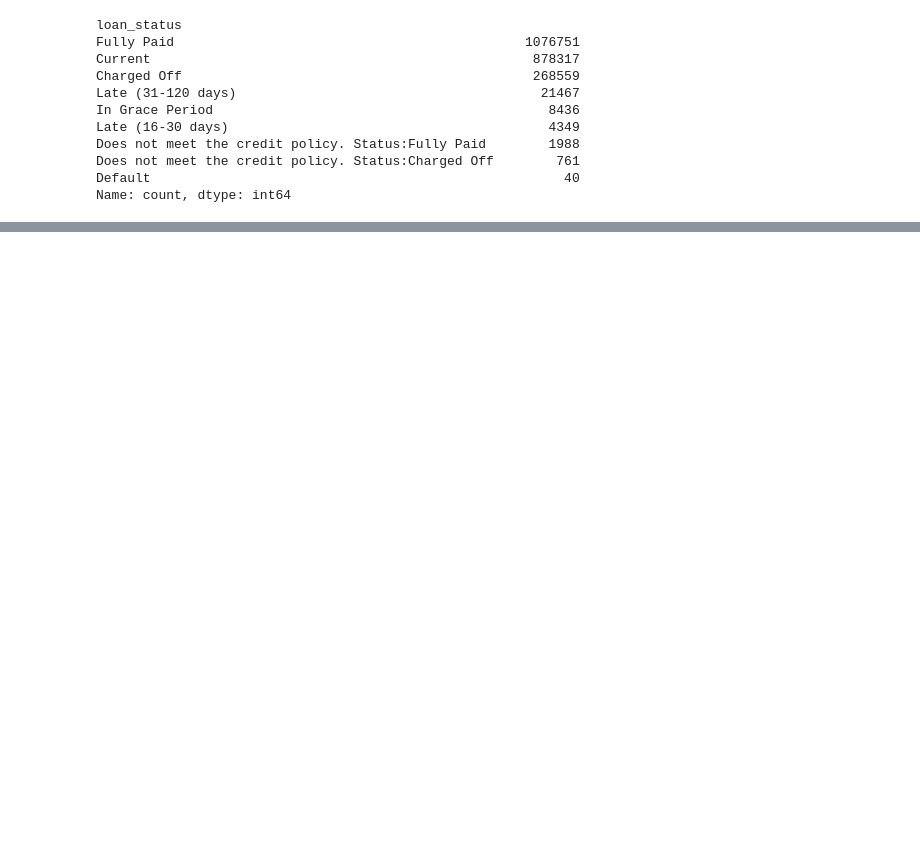
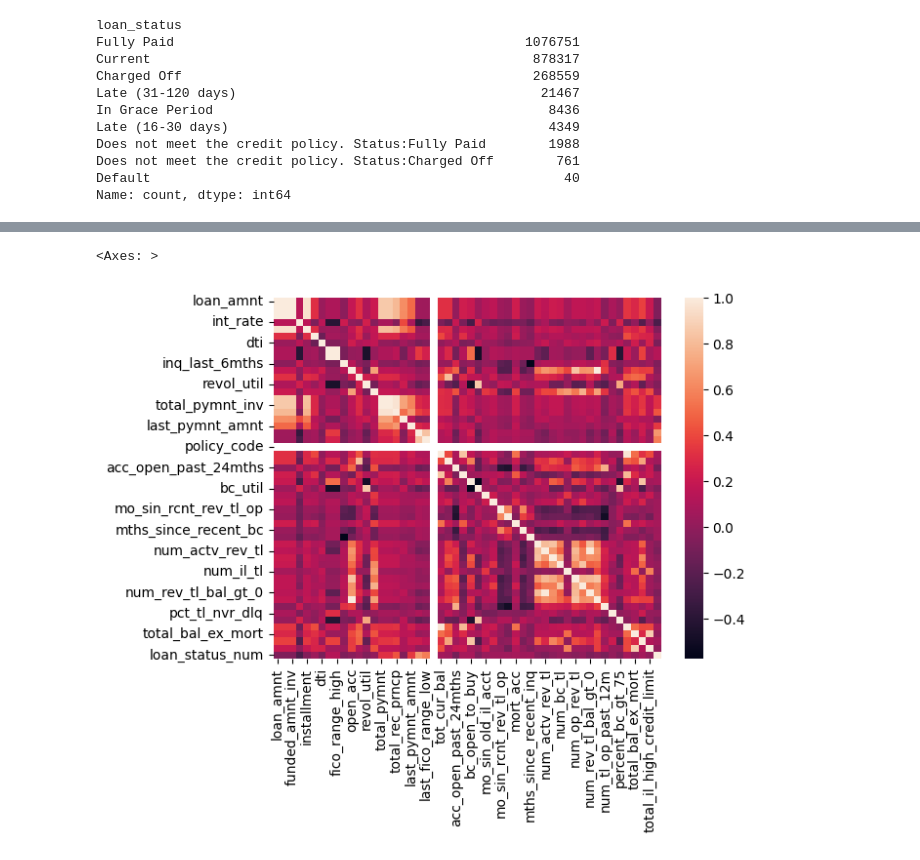
Before and after one commit to SacHacks5-0/Backend, a Jupyter notebook: model.ipynb, the cells around one changed output, grey strips where cells are left out. Saved outputs shown, nothing was run; the diff lists cells and outputs as text; code cells hidden in the pictures; blank space fills up the shorter version.

Commit message:
created model using tensor flow and conducted some more data preprocessing

```diff
--- a/model.ipynb
+++ b/model.ipynb
@@ -9,7 +9,7 @@ import seaborn as sns
 path = "./datasets/accepted_2007_to_2018Q4.csv"
 dataset_accept = pd.read_csv(path)
 # %%
-limitPer = len(dataset) * .70
+limitPer = len(dataset_accept) * .70
 dataset = dataset_accept.dropna(thresh=limitPer, axis=1)
 # %%
 dataset["loan_status"].value_counts()
@@ -66,0 +94,10 @@ sns.heatmap(numeric_data.corr())
+# %%
+#correlation only takes numeric data
+numeric_data = dataset.select_dtypes(include='number')
+#add a numeric category of loan status where 1 if 'Fully Paid' and 0 if 'Charged Off'
+numeric_data['loan_status_num'] = dataset['loan_status'].replace({'Fully Paid': 1, 'Charged Off': 0})
+data_corr = numeric_data.corr()
+sns.heatmap(data_corr)
+# %% [output]
+<Axes: >
+[figure, added]
```
Also changed, not shown: parts of 6 cells of this notebook.
